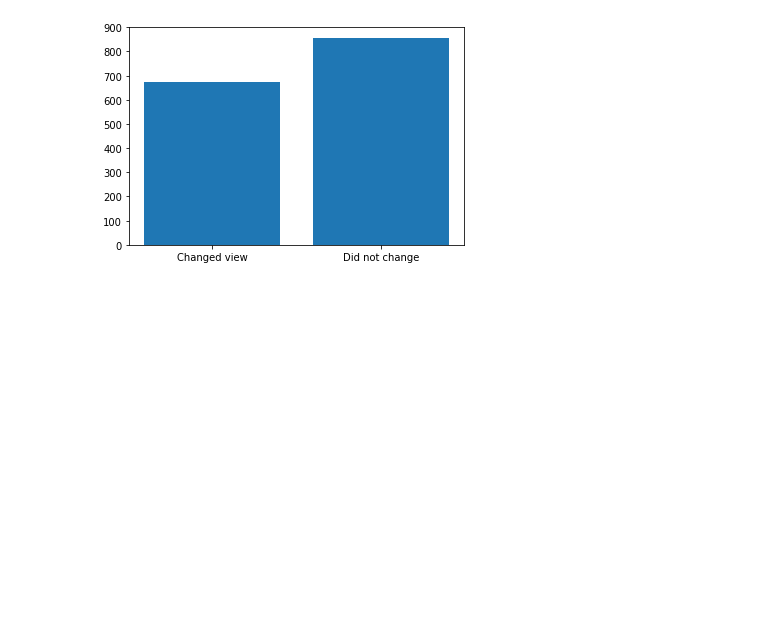
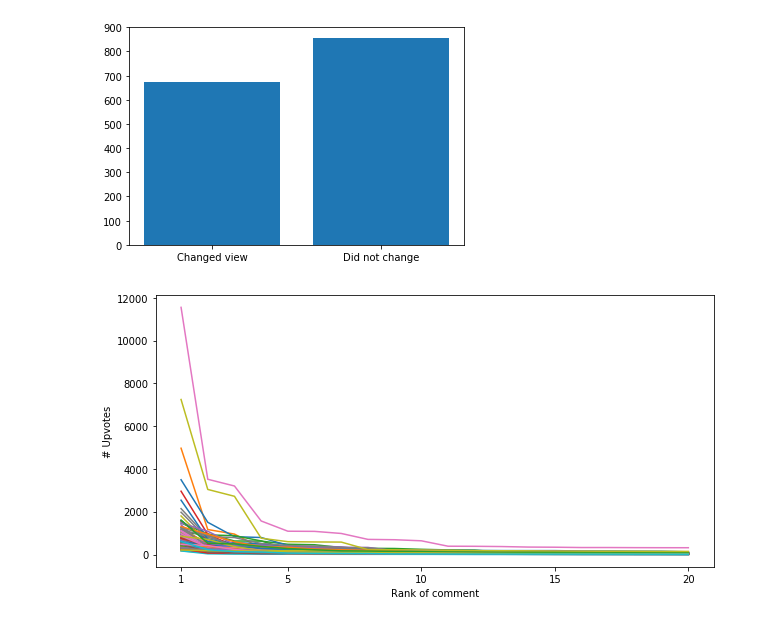
Before and after one commit to young-k/CS4300_Flask_template, a Jupyter notebook: analysis/exploration.ipynb, the cells around one changed output. Cells and saved outputs as stored; diff of their text form; code cells hidden in the pictures; blank space fills up the shorter version.

```diff
--- a/analysis/exploration.ipynb
+++ b/analysis/exploration.ipynb
@@ -69,0 +99,13 @@ plt.show()
+# %%
+with open('../data/sample.json', 'r') as f:
+    posts = json.load(f)
+# %%
+fig = plt.figure(figsize=(10, 5))
+for post in posts:
+    plt.plot(np.arange(1, 21), [comment['score'] for comment in post['comments']])
+    plt.xticks([1, 5, 10, 15, 20])
+    plt.xlabel('Rank of comment')
+    plt.ylabel('# Upvotes')
+plt.show()
+# %% [output]
+[figure, added]
```
Also changed, not shown: parts of 10 cells of this notebook.
